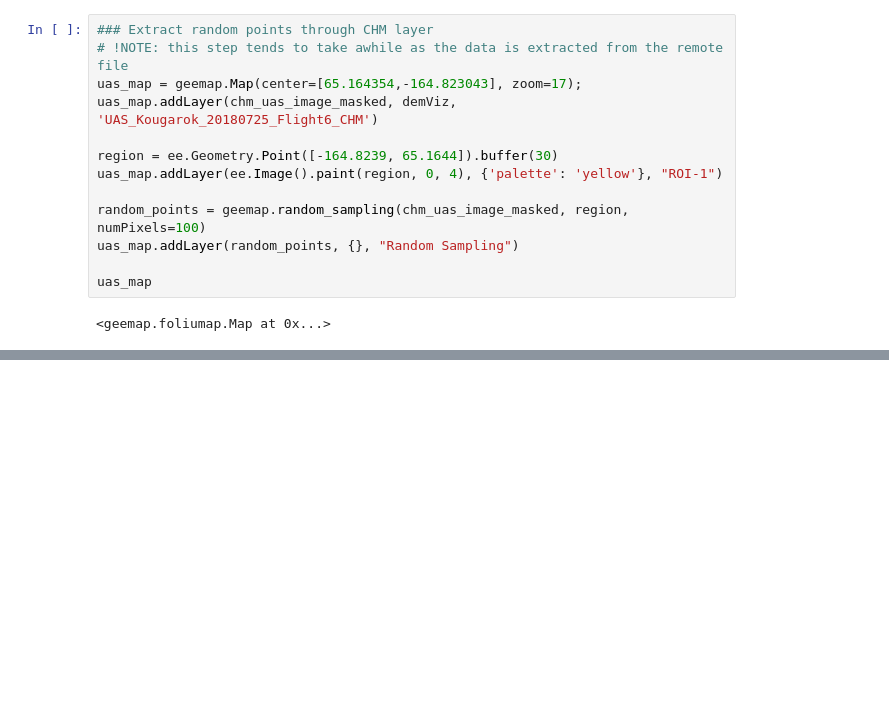
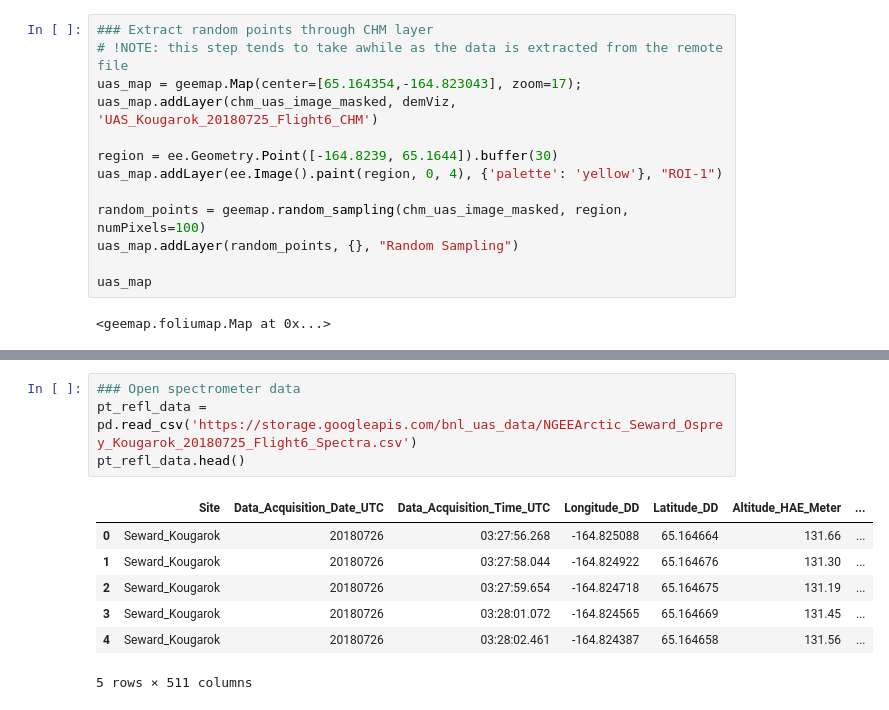
Before and after one commit to TESTgroup-BNL/meeting_demos, a Jupyter notebook: us_iale_2022/python/basic_ngee_uas_example.ipynb, the cells around one changed output, grey strips where cells are left out. Cells and saved outputs as stored; diff of their text form; blank space fills up the shorter version.

```diff
--- a/us_iale_2022/python/basic_ngee_uas_example.ipynb
+++ b/us_iale_2022/python/basic_ngee_uas_example.ipynb
@@ -191,0 +227,12 @@ print("SfM CHM in meters", df)
+# %%
+### Open spectrometer data
+pt_refl_data = pd.read_csv('https://storage.googleapis.com/bnl_uas_data/NGEEArctic_Seward_Osprey_Kougarok_20180725_Flight6_Spectra.csv')
+pt_refl_data.head()
+# %% [output]
+|  | Site | Data_Acquisition_Date_UTC | Data_Acquisition_Time_UTC | Longitude_DD | Latitude_DD | Altitude_HAE_Meter | ... |
+| 0 | Seward_Kougarok | 20180726 | 03:27:56.268 | -164.825088 | 65.164664 | 131.66 | ... |
+| 1 | Seward_Kougarok | 20180726 | 03:27:58.044 | -164.824922 | 65.164676 | 131.30 | ... |
+| 2 | Seward_Kougarok | 20180726 | 03:27:59.654 | -164.824718 | 65.164675 | 131.19 | ... |
+| 3 | Seward_Kougarok | 20180726 | 03:28:01.072 | -164.824565 | 65.164669 | 131.45 | ... |
+| 4 | Seward_Kougarok | 20180726 | 03:28:02.461 | -164.824387 | 65.164658 | 131.56 | ... |
+5 rows × 511 columns
```
Also changed, not shown: parts of 18 cells of this notebook, 3 other files.
